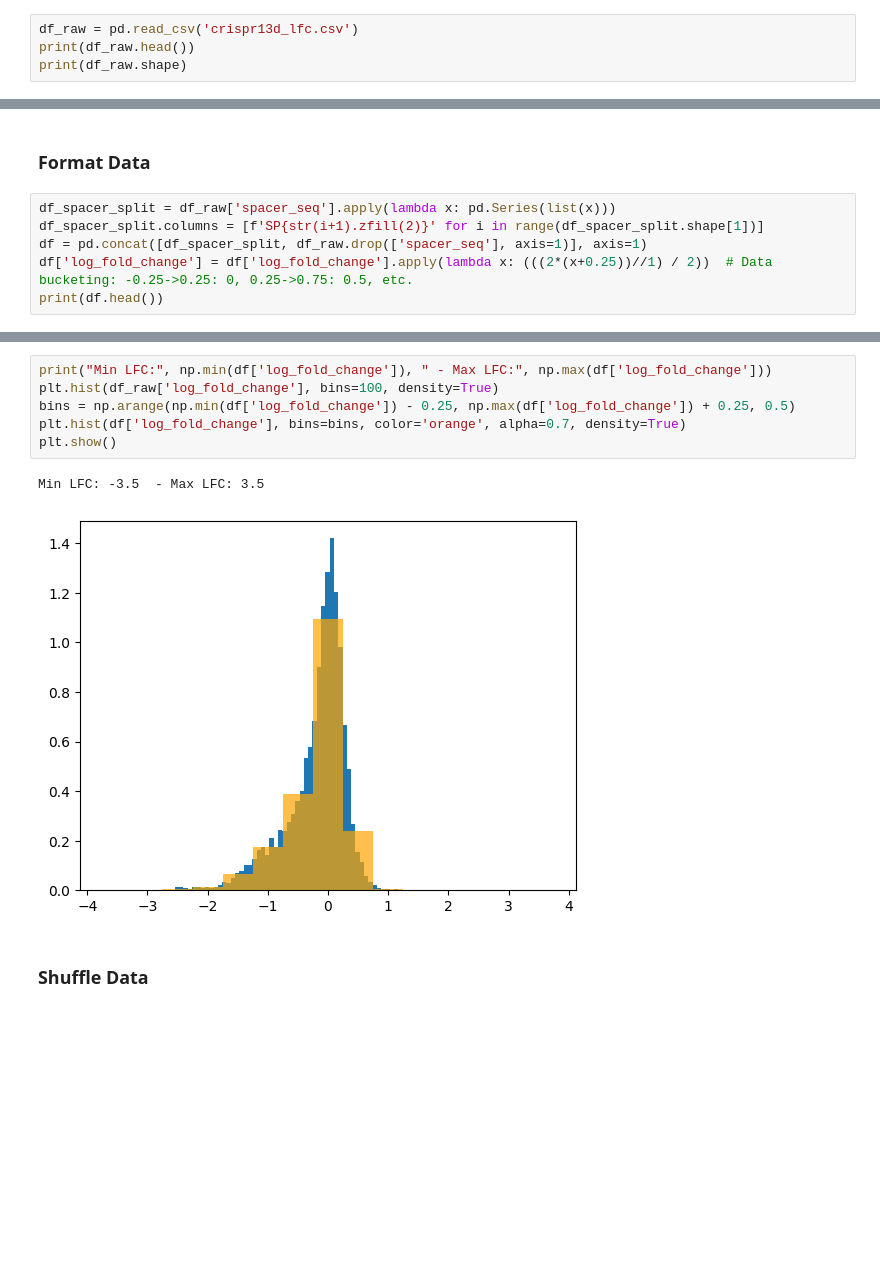
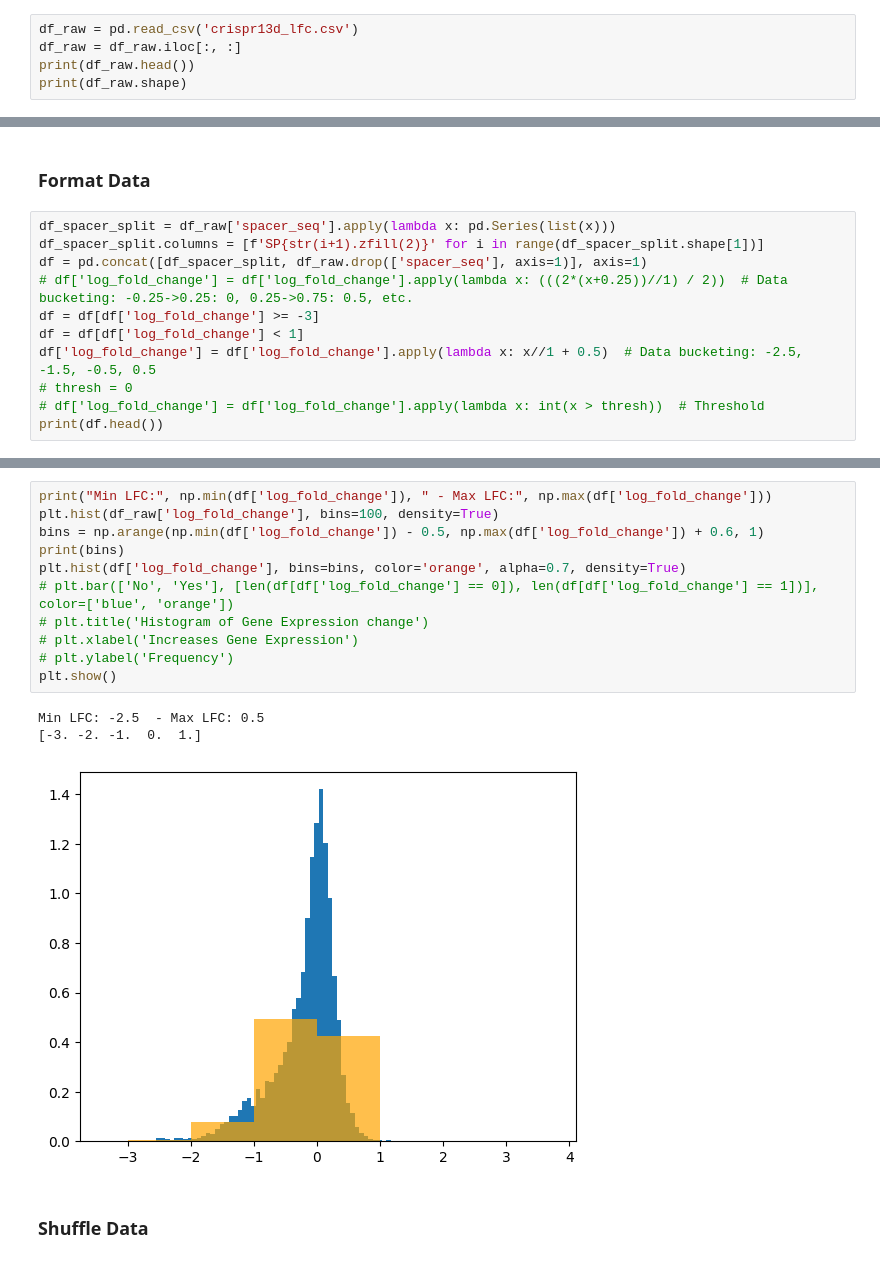
Before and after one commit to AliMuhammadAsad/CRISPR_NET, a Jupyter notebook: crispr13d/crispr_naive_bayes.ipynb, the cells around one changed output, grey strips where cells are left out. Cells and saved outputs as stored; diff of their text form; blank space fills up the shorter version.

```diff
--- a/crispr13d/crispr_naive_bayes.ipynb
+++ b/crispr13d/crispr_naive_bayes.ipynb
@@ -9,6 +10,7 @@ import pgmpy
 ## Load Data
 # %%
 df_raw = pd.read_csv('crispr13d_lfc.csv')
+df_raw = df_raw.iloc[:, :]
 print(df_raw.head())
 print(df_raw.shape)
 # %% [output]
@@ -32,7 +37,12 @@ Min LFC: -3.4002907331710466  - Max LFC: 3.742225197817132
 df_spacer_split = df_raw['spacer_seq'].apply(lambda x: pd.Series(list(x)))
 df_spacer_split.columns = [f'SP{str(i+1).zfill(2)}' for i in range(df_spacer_split.shape[1])]
 df = pd.concat([df_spacer_split, df_raw.drop(['spacer_seq'], axis=1)], axis=1)
-df['log_fold_change'] = df['log_fold_change'].apply(lambda x: (((2*(x+0.25))//1) / 2))  # Data bucketing: -0.25->0.25: 0, 0.25->0.75: 0.5, etc.
+# df['log_fold_change'] = df['log_fold_change'].apply(lambda x: (((2*(x+0.25))//1) / 2))  # Data bucketing: -0.25->0.25: 0, 0.25->0.75: 0.5, etc.
+df = df[df['log_fold_change'] >= -3]
+df = df[df['log_fold_change'] < 1]
+df['log_fold_change'] = df['log_fold_change'].apply(lambda x: x//1 + 0.5)  # Data bucketing: -2.5, -1.5, -0.5, 0.5
+# thresh = 0
+# df['log_fold_change'] = df['log_fold_change'].apply(lambda x: int(x > thresh))  # Threshold
 print(df.head())
 # %% [output]
   SP01 SP02 SP03 SP04 SP05 SP06 SP07 SP08 SP09 SP10  ... SP25 SP26 SP27 SP28  \
@@ -53,12 +63,18 @@ print(df.head())
 # %%
 print("Min LFC:", np.min(df['log_fold_change']), " - Max LFC:", np.max(df['log_fold_change']))
 plt.hist(df_raw['log_fold_change'], bins=100, density=True)
-bins = np.arange(np.min(df['log_fold_change']) - 0.25, np.max(df['log_fold_change']) + 0.25, 0.5)
+bins = np.arange(np.min(df['log_fold_change']) - 0.5, np.max(df['log_fold_change']) + 0.6, 1)
+print(bins)
 plt.hist(df['log_fold_change'], bins=bins, color='orange', alpha=0.7, density=True)
+# plt.bar(['No', 'Yes'], [len(df[df['log_fold_change'] == 0]), len(df[df['log_fold_change'] == 1])], color=['blue', 'orange'])
+# plt.title('Histogram of Gene Expression change')
+# plt.xlabel('Increases Gene Expression')
+# plt.ylabel('Frequency')
 plt.show()
 # %% [output]
-Min LFC: -3.5  - Max LFC: 3.5
+Min LFC: -2.5  - Max LFC: 0.5
+[-3. -2. -1.  0.  1.]
-[figure, old version]
+[figure, new version]
 # %% [markdown]
 ### Shuffle Data
 # %%
```
Also changed, not shown: parts of 14 cells of this notebook, 3 other files.
